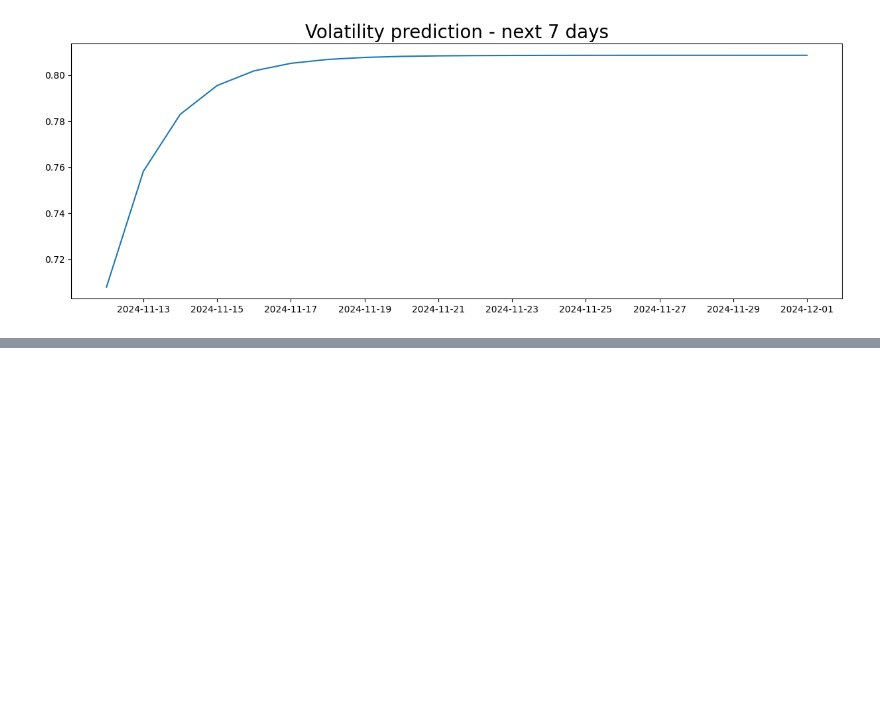
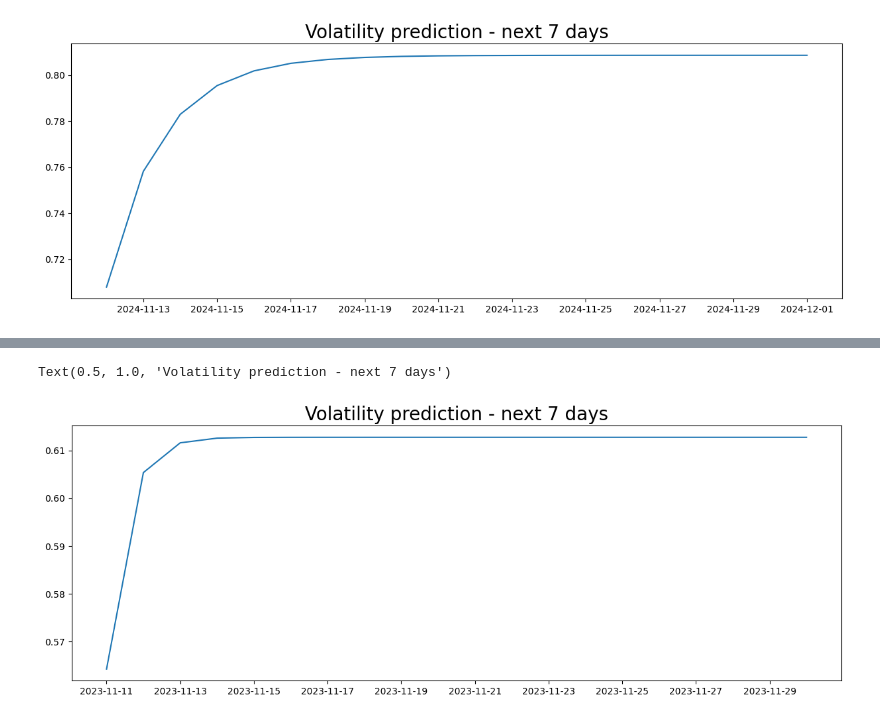
Before and after one commit to mxcjhack/Garch-dataset-volatility, a Jupyter notebook: Untitled.ipynb, the cells around one changed output, grey strips where cells are left out. Cells and saved outputs as stored; diff of their text form; code cells hidden in the pictures; blank space fills up the shorter version.

```diff
--- a/Untitled.ipynb
+++ b/Untitled.ipynb
@@ -196,0 +377,12 @@ Text(0.5, 1.0, 'Volatility prediction - next 7 days')
+# %%
+train = returns
+model = arch_model(train, p = 1, q = 0)
+model_fit = model.fit(disp = "off")
+# %%
+
+
+df2['Date'] = pd.to_datetime(df2['Date'], errors='coerce')
+df2.set_index('Date', inplace=True)
+
+last_date = df2.index[-1]
+last_date
@@ -196,0 +409,11 @@ Text(0.5, 1.0, 'Volatility prediction - next 7 days')
+# %%
+pred = model_fit.forecast(horizon = 20)
+future_dates = [last_date + timedelta(days = i) for i in range(1, 21)]
+pred = pd.Series(np.sqrt(pred.variance.values[-1,:]), index = future_dates)
+# %%
+plt.figure(figsize = (15, 5))
+plt.plot(pred)
+plt.title("Volatility prediction - next 7 days", fontsize = 20)
+# %% [output]
+Text(0.5, 1.0, 'Volatility prediction - next 7 days')
+[figure, added]
```
Also changed, not shown: parts of 21 cells of this notebook.
